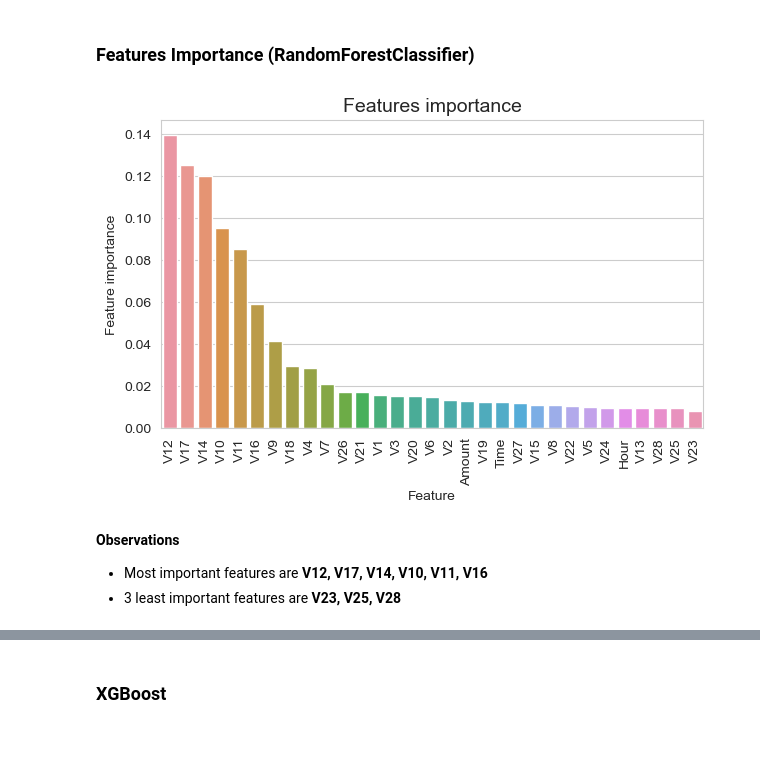
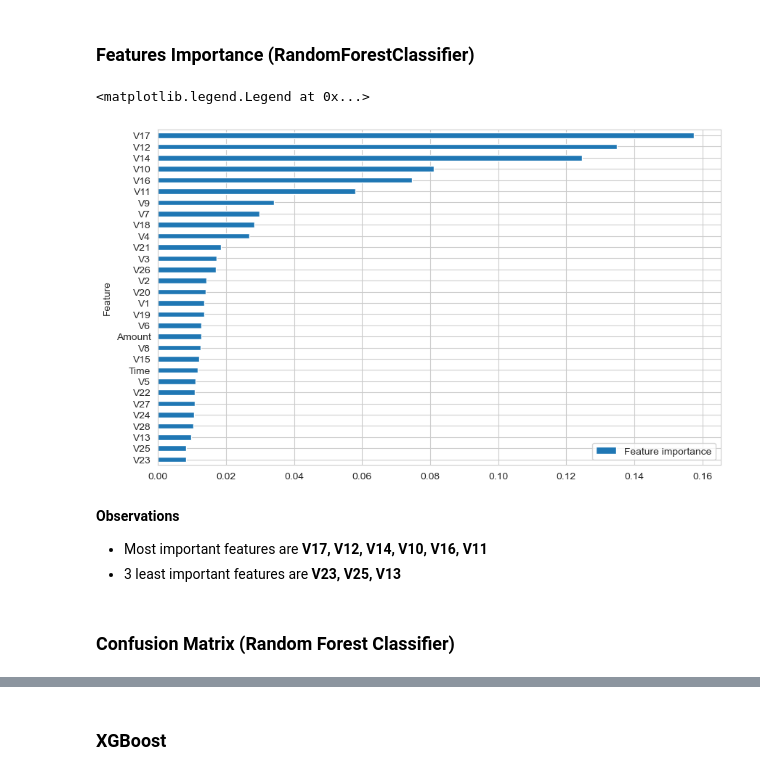
Before and after one commit to jaiomrana/ucb_ai_ml_capstone_assignment, a Jupyter notebook: credit_card_fraud_detection_models.ipynb, the cells around one changed output, grey strips where cells are left out. Cells and saved outputs as stored; diff of their text form; code cells hidden in the pictures; blank space fills up the shorter version.

```diff
--- a/credit_card_fraud_detection_models.ipynb
+++ b/credit_card_fraud_detection_models.ipynb
@@ -164,9 +170,11 @@ plt.show()
 
 Assuming the given time is in seconds, we can convert it to hour and apply aggregate functions on it.
 # %%
-data['Hour'] = data['Time'].apply(lambda x: np.floor(x / 3600))
+# Create new Hour feature by converting Time which was captured in seconds
+data_tmp = data.copy()
+data_tmp['Hour'] = data_tmp['Time'].apply(lambda x: np.floor(x / 3600))
 
-agg = data.groupby(['Hour', 'Class'])['Amount'].aggregate(['sum', 'mean', 'median','min', 'max', 'count']).reset_index()
+agg = data_tmp.groupby(['Hour', 'Class'])['Amount'].aggregate(['sum', 'mean', 'median','min', 'max', 'count']).reset_index()
 agg_df = pd.DataFrame(agg)
 agg_df.columns = ['Hour', 'Class', 'Sum', 'Mean', 'Median', 'Min', 'Max', 'Txn_Count']
 agg_df.head()
@@ -261,0 +272,8 @@ plt.show()
+# %%
+corr = data.corr()
+
+plt.figure(figsize = (10,6))
+plt.rc('xtick', labelsize=10)
+plt.rc('ytick', labelsize=10)
+corr['Class'].sort_values(ascending = False).plot(kind = 'bar')
+plt.show()
@@ -332,5 +356,5 @@ Let's define the predictor and the target features. There are no categorical fea
 target = 'Class'
 predictors = ['Time', 'V1', 'V2', 'V3', 'V4', 'V5', 'V6', 'V7', 'V8', 'V9', 'V10',
               'V11', 'V12', 'V13', 'V14', 'V15', 'V16', 'V17', 'V18', 'V19','V20',
-              'V21', 'V22', 'V23', 'V24', 'V25', 'V26', 'V27', 'V28', 'Amount', 'Hour']
+              'V21', 'V22', 'V23', 'V24', 'V25', 'V26', 'V27', 'V28', 'Amount']
 # %% [markdown]
@@ -338,3 +362,4 @@ predictors = ['Time', 'V1', 'V2', 'V3', 'V4', 'V5', 'V6', 'V7', 'V8', 'V9', 'V10
 # %%
 # Define the train, test and validation sets
-X_train, X_test, y_train, y_test = train_test_split(X, y, test_size = 0.20, random_state = 42, shuffle=True)
+X_train, X_test, y_train, y_test = train_test_split(X, y, test_size = 0.20,
+                                                    random_state = 42, shuffle=True)
@@ -403,16 +475,15 @@ rfc_preds = rfc.predict(X_test)
 ### Features Importance (RandomForestClassifier)
 # %%
 # Let's plot the important features
-tmp = pd.DataFrame({'Feature': predictors, 'Feature importance': rfc.feature_importances_})
-tmp = tmp.sort_values(by='Feature importance',ascending=False)
-plt.figure(figsize = (7,4))
-plt.title('Features importance',fontsize=14)
-s = sns.barplot(x='Feature',y='Feature importance',data=tmp)
-s.set_xticklabels(s.get_xticklabels(),rotation=90)
-plt.show()
+feature_importance = pd.DataFrame({'Feature': predictors, 'Feature importance': rfc.feature_importances_})
+feature_importance = feature_importance.sort_values(by='Feature importance',ascending=True)
+feature_importance.plot(x='Feature', y='Feature importance', kind='barh', figsize=(10, 6)).legend(loc='lower right')
 # %% [output]
+<matplotlib.legend.Legend at 0x...>
-[figure, old version]
+[figure, new version]
 # %% [markdown]
 **Observations**
-- Most important features are **V12, V17, V14, V10, V11, V16**
-- 3 least important features are **V23, V25, V28**
+- Most important features are **V17, V12, V14, V10, V16, V11**
+- 3 least important features are **V23, V25, V13**
+# %% [markdown]
+### Confusion Matrix (Random Forest Classifier)
```
Also changed, not shown: parts of 145 cells of this notebook.
